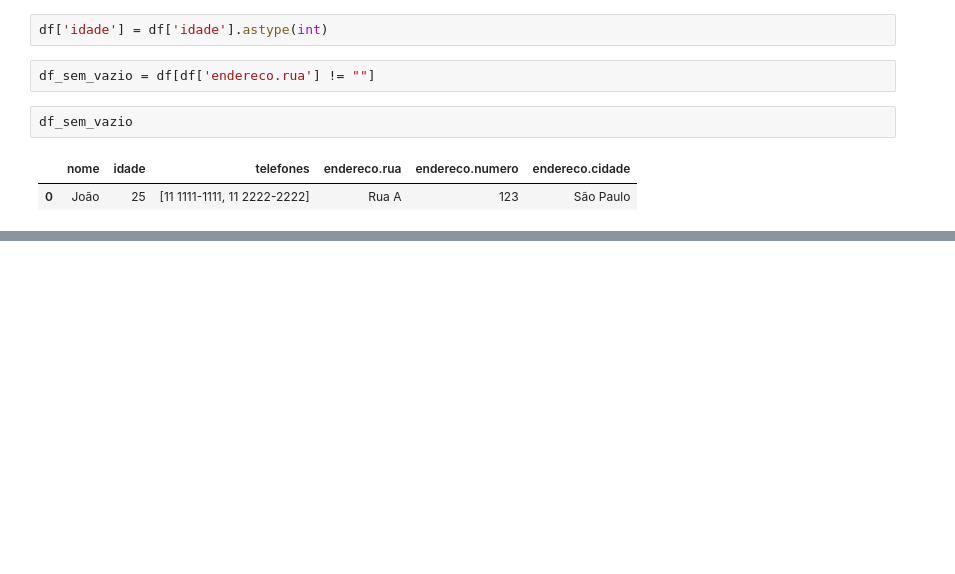
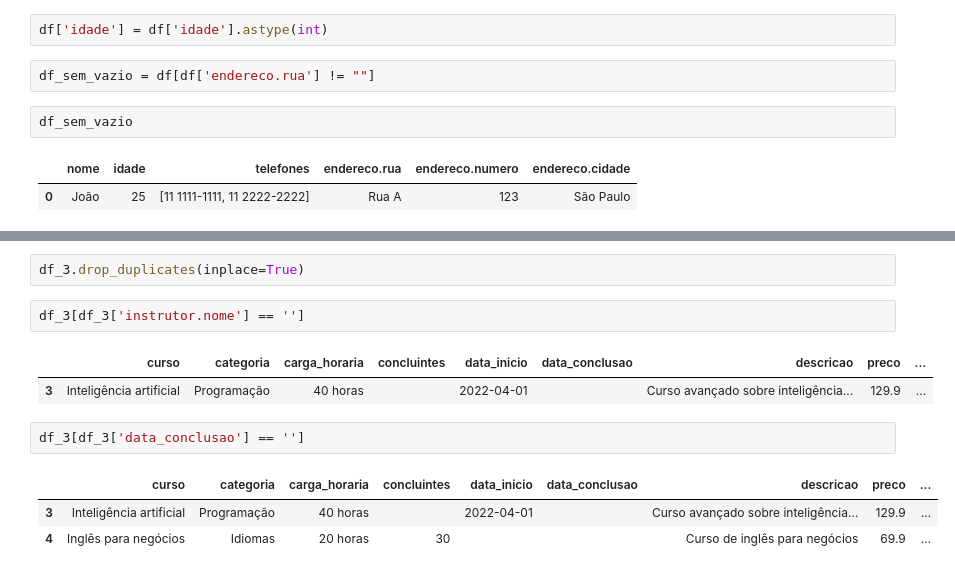
Before and after one commit to Camillabgarcia/Python-para-Data-Science, a Jupyter notebook: Hora_da_pratica_8.ipynb, the cells around one changed output, grey strips where cells are left out. Saved outputs shown, nothing was run; the diff lists cells and outputs as text; blank space fills up the shorter version.

```diff
--- a/Hora_da_pratica_8.ipynb
+++ b/Hora_da_pratica_8.ipynb
@@ -140,0 +186,13 @@ df_sem_vazio
+# %%
+df_3.drop_duplicates(inplace=True)
+# %%
+df_3[df_3['instrutor.nome'] == '']
+# %% [output]
+|  | curso | categoria | carga_horaria | concluintes | data_inicio | data_conclusao | descricao | preco | ... |
+| 3 | Inteligência artificial | Programação | 40 horas |  | 2022-04-01 |  | Curso avançado sobre inteligência... | 129.9 | ... |
+# %%
+df_3[df_3['data_conclusao'] == '']
+# %% [output]
+|  | curso | categoria | carga_horaria | concluintes | data_inicio | data_conclusao | descricao | preco | ... |
+| 3 | Inteligência artificial | Programação | 40 horas |  | 2022-04-01 |  | Curso avançado sobre inteligência... | 129.9 | ... |
+| 4 | Inglês para negócios | Idiomas | 20 horas | 30 |  |  | Curso de inglês para negócios | 69.9 | ... |
```
Also changed, not shown: parts of 15 cells of this notebook.
